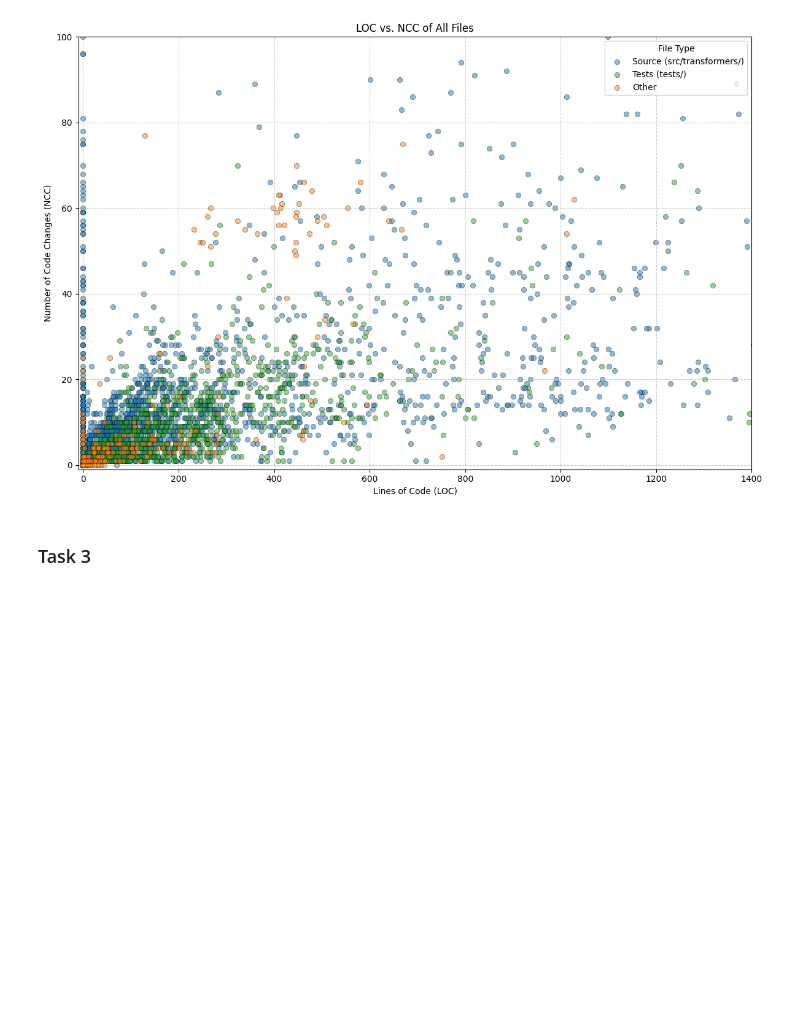
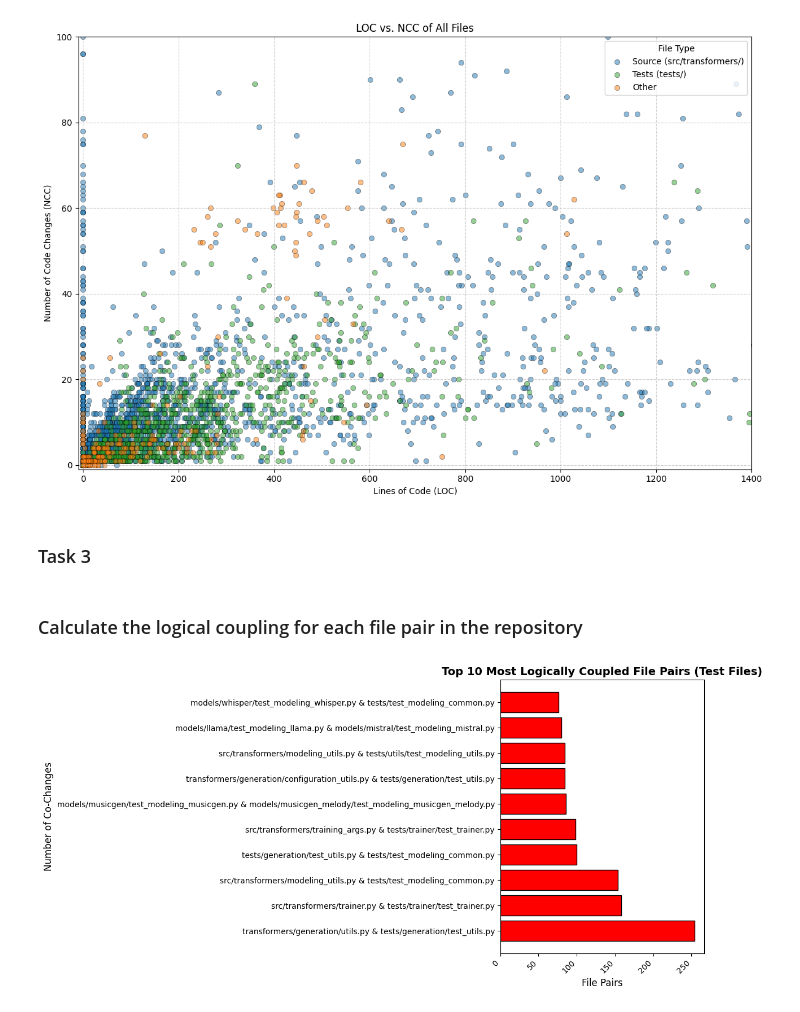
Before and after one commit to Cindylliu/FSS_Assignment_1, a Jupyter notebook: assignment.ipynb, the cells around one changed output. Drawn from its saved outputs; the diff is of its cells as text; code cells hidden in the pictures; blank space fills up the shorter version.

```diff
--- a/assignment.ipynb
+++ b/assignment.ipynb
@@ -605,3 +605,21 @@ plot_loc_vs_ncc_scatterplot2(file_stats, top_files, True)
 [figure]
 # %% [markdown]
 ### Task 3
+# %% [markdown]
+### Calculate the logical coupling for each file pair in the repository
+# %%
+from collections import defaultdict
+import matplotlib.pyplot as plt
+
+logical_coupling = defaultdict(int)
+
+def calculate_logical_coupling(commit_files, isTest = False):
+    # For each unique pair of files in the commit, increment their coupling count
+    unique_files = set(commit_files)
+    for file1 in unique_files:
+        for file2 in unique_files:
+            if file1 != file2:
+                if isTest and not (file1.startswith("tests/") or file2.startswith("tests/")):
+                    continue
+                pair = tuple(sorted((file1, file2)))
+                logical_coupling[pair] += 1
@@ -607,0 +635,26 @@ plot_loc_vs_ncc_scatterplot2(file_stats, top_files, True)
+# %%
+# Select the top coupled pairs by sorting them by their coupling count
+def select_top_coupled_pairs(logical_coupling):
+    return sorted(logical_coupling.items(), key=lambda x: x[1], reverse=True)[:10]
+
+def draw_logical_coupling_bar_chart(top_coupled_pairs, test=False):
+    # Get the last 3 segments of the path
+    get_filename = lambda path: '/'.join(path.split('/')[-3:])
+
+    pairs = [f"{get_filename(file1)} & {get_filename(file2)}" for (file1, file2), _ in top_coupled_pairs]
+    counts = [count for _, count in top_coupled_pairs]
+    fig, ax = plt.subplots(figsize=(12, 6))
+    bars = ax.barh(pairs, counts, color="red", edgecolor='black')
+    ax.set_title(f"Top 10 Most Logically Coupled File Pairs{' (Test Files)' if test else ''}", fontsize=14, fontweight='bold')
+    ax.set_xlabel('File Pairs', fontsize=12)
+    ax.set_ylabel('Number of Co-Changes', fontsize=12)
+    plt.xticks(rotation=45, ha='right', fontsize=10)
+    plt.yticks(fontsize=10)
+    plt.tight_layout()
+    plt.show()
+
+# Draw the bar chart for the top coupled file pairs
+top_coupled_pairs = select_top_coupled_pairs(logical_coupling)
+draw_logical_coupling_bar_chart(top_coupled_pairs, True)
+# %% [output]
+[figure, added]
```
Also changed, not shown: parts of 7 cells of this notebook.
